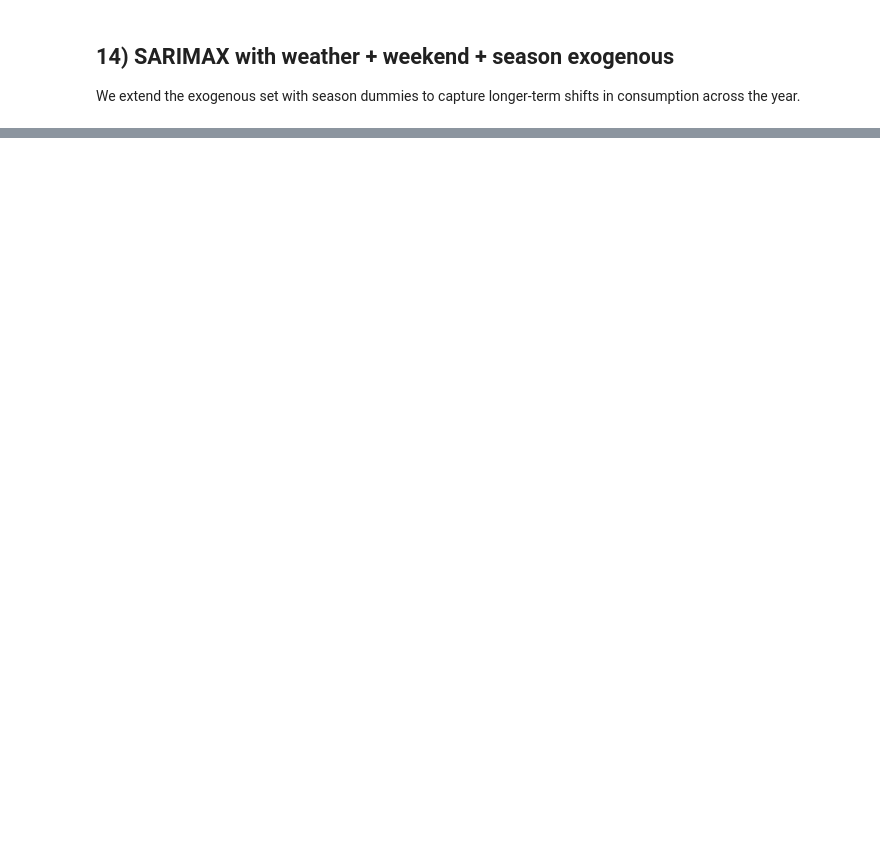
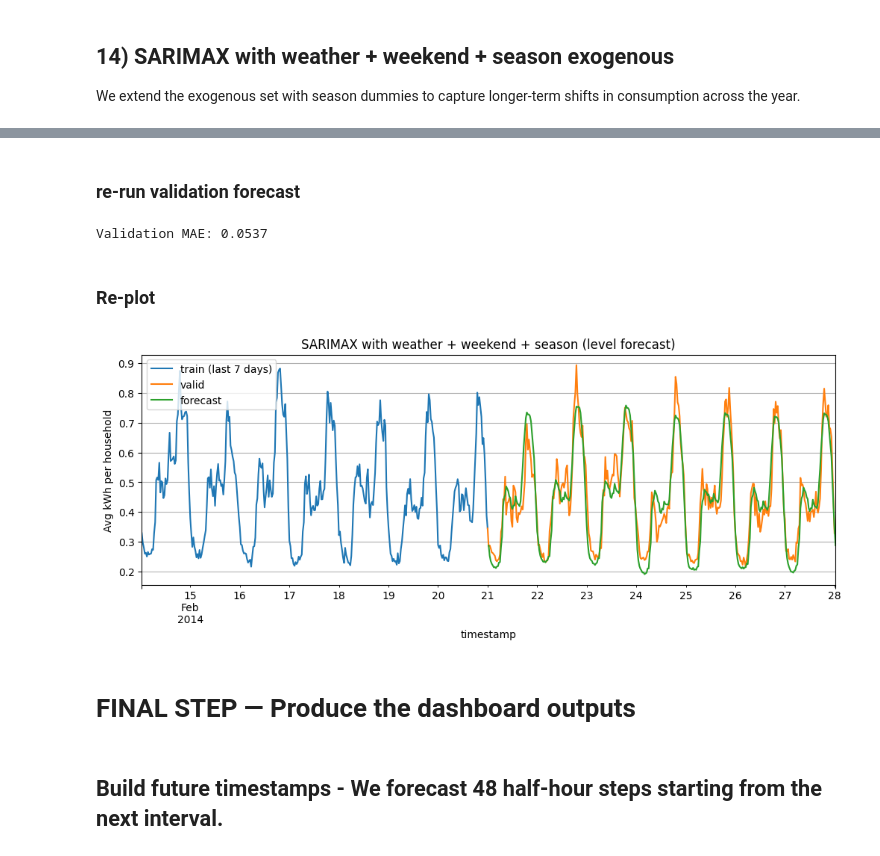
Before and after one commit to bertieford/forecast-and-flex, a Jupyter notebook: notebooks/weather_exploration.ipynb, the cells around one changed output, grey strips where cells are left out. Cells and saved outputs as stored; diff of their text form; code cells hidden in the pictures; blank space fills up the shorter version.

Commit message:
progress of half-hourly time series

```diff
--- a/notebooks/weather_exploration.ipynb
+++ b/notebooks/weather_exploration.ipynb
@@ -357,0 +672,18 @@ plt.show()
+# %%
+model = SARIMAX(
+    y_train,
+    exog=X_train_s,
+    order=(1, 1, 1),
+    seasonal_order=(0, 1, 1, 48),
+    enforce_stationarity=True,
+    enforce_invertibility=True,
+    simple_differencing=False   # <<< IMPORTANT CHANGE
+)
+
+results = model.fit(
+    method="lbfgs",
+    maxiter=60,
+    disp=False
+)
+
+results.summary()
@@ -357,0 +718,35 @@ plt.show()
+# %% [markdown]
+### re-run validation forecast
+# %%
+pred = results.get_forecast(
+    steps=len(y_valid),
+    exog=X_valid_s
+)
+
+y_pred = pred.predicted_mean
+
+mae = mean_absolute_error(y_valid, y_pred)
+print(f"Validation MAE: {mae:.4f}")
+# %% [output]
+Validation MAE: 0.0537
+# %% [markdown]
+### Re-plot
+# %%
+fig, ax = plt.subplots(figsize=(12, 4))
+
+y_train.tail(7 * 48).plot(ax=ax, label="train (last 7 days)")
+y_valid.plot(ax=ax, label="valid")
+y_pred.plot(ax=ax, label="forecast")
+
+ax.set_title("SARIMAX with weather + weekend + season (level forecast)")
+ax.set_ylabel("Avg kWh per household")
+ax.grid(True)
+ax.legend()
+
+plt.show()
+# %% [output]
+[figure, added]
+# %% [markdown]
+# FINAL STEP — Produce the dashboard outputs
+# %% [markdown]
+## Build future timestamps - We forecast 48 half-hour steps starting from the next interval.
```
Also changed, not shown: parts of 65 cells of this notebook.
